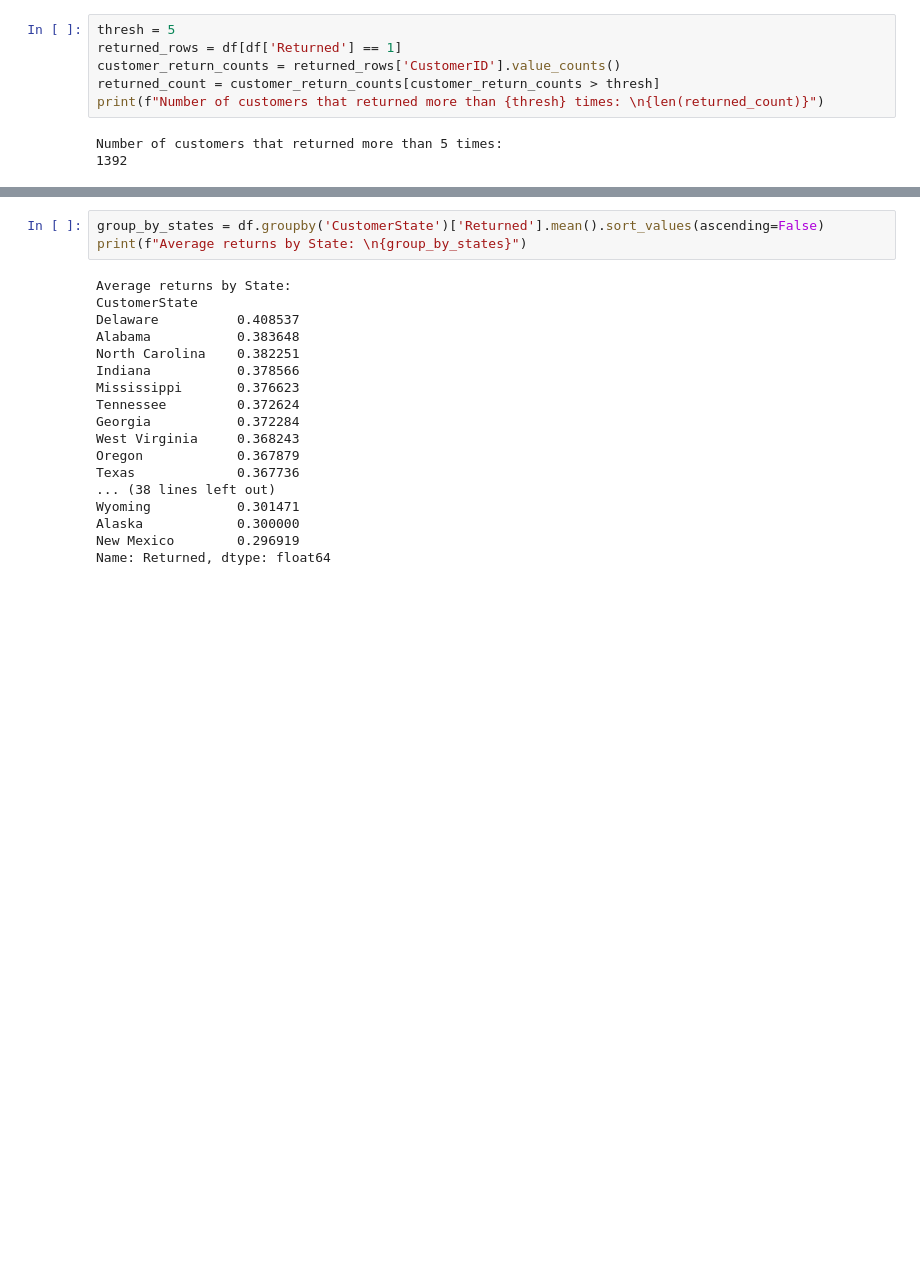
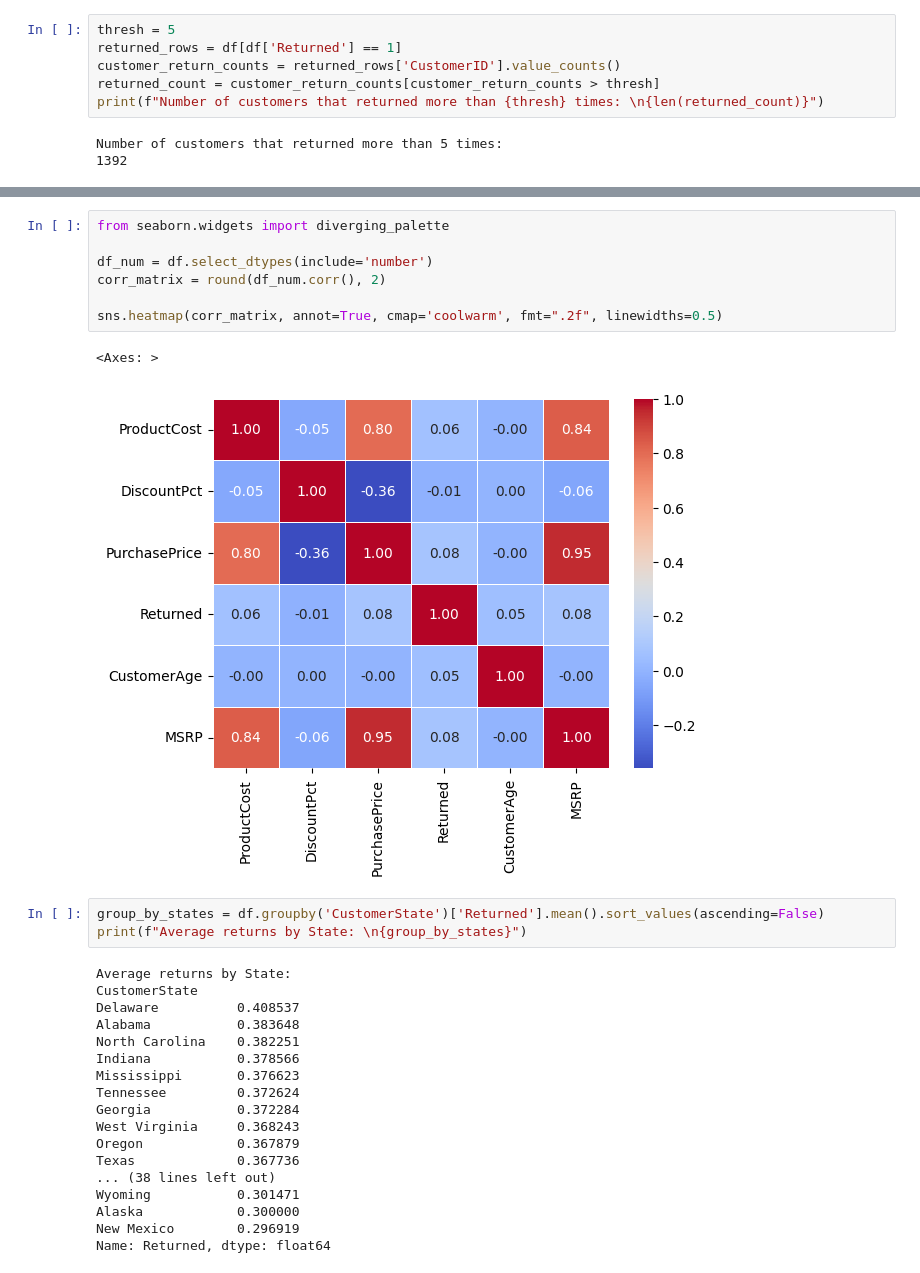
Before and after one commit to reagan-lopez/csc, a Jupyter notebook: notebook/eda.ipynb, the cells around one changed output, grey strips where cells are left out. Drawn from its saved outputs; the diff is of its cells as text; blank space fills up the shorter version.

```diff
--- a/notebook/eda.ipynb
+++ b/notebook/eda.ipynb
@@ -258,3 +269,13 @@ plt.show()
+# %%
+from seaborn.widgets import diverging_palette
+
+df_num = df.select_dtypes(include='number')
+corr_matrix = round(df_num.corr(), 2)
+
+sns.heatmap(corr_matrix, annot=True, cmap='coolwarm', fmt=".2f", linewidths=0.5)
+# %% [output]
+<Axes: >
+[figure, added]
 # %%
 group_by_states = df.groupby('CustomerState')['Returned'].mean().sort_values(ascending=False)
 print(f"Average returns by State: \n{group_by_states}")
```
Also changed, not shown: parts of 8 cells of this notebook, 4 other files.
